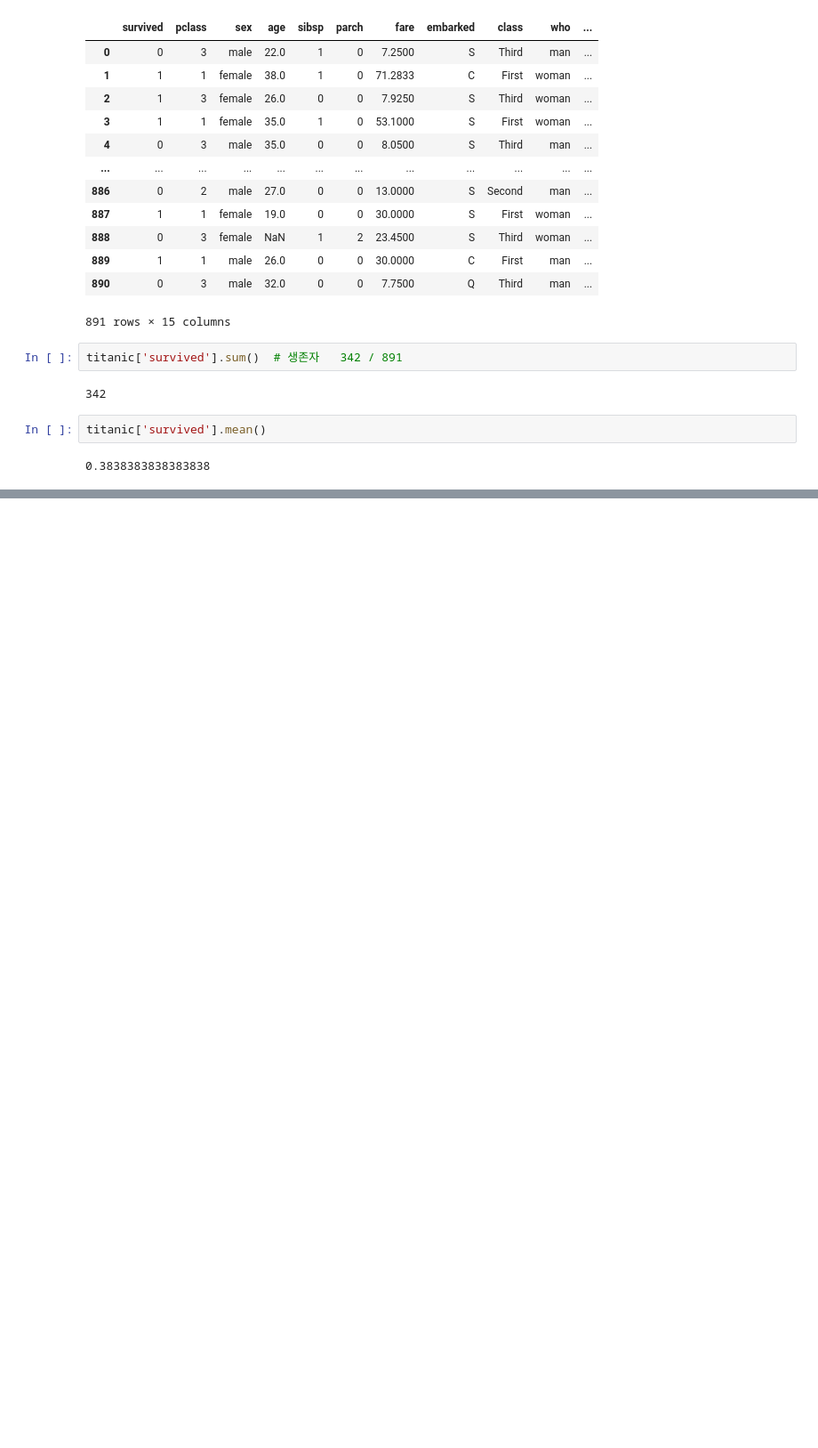
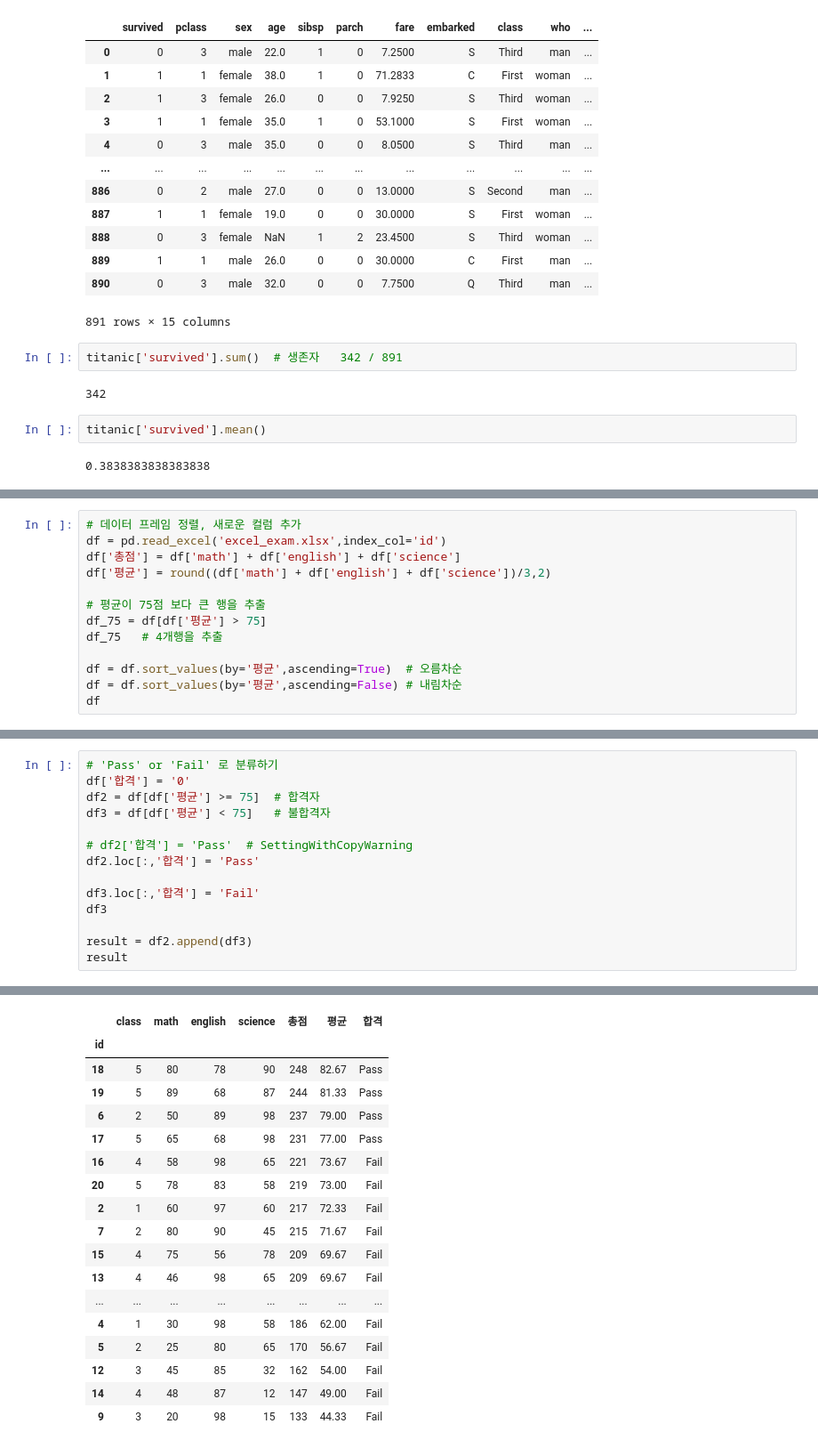
Before and after one commit to DayeonJE/aws_lab04, a Jupyter notebook: 02_데이터분석/04_pandas_titanic_pivot_날짜.ipynb, the cells around one changed output, grey strips where cells are left out. Shown at 89% size. Saved outputs shown, nothing was run; the diff lists cells and outputs as text; blank space fills up the shorter version.

```diff
--- a/02_데이터분석/04_pandas_titanic_pivot_날짜.ipynb
+++ b/02_데이터분석/04_pandas_titanic_pivot_날짜.ipynb
@@ -43,0 +364,13 @@ titanic.pivot_table('survived','sex',aggfunc='mean')
+# %%
+# 데이터 프레임 정렬, 새로운 컬럼 추가
+df = pd.read_excel('excel_exam.xlsx',index_col='id')
+df['총점'] = df['math'] + df['english'] + df['science']
+df['평균'] = round((df['math'] + df['english'] + df['science'])/3,2)
+
+# 평균이 75점 보다 큰 행을 추출
+df_75 = df[df['평균'] > 75]
+df_75   # 4개행을 추출
+
+df = df.sort_values(by='평균',ascending=True)  # 오름차순
+df = df.sort_values(by='평균',ascending=False) # 내림차순
+df
@@ -43,0 +396,15 @@ titanic.pivot_table('survived','sex',aggfunc='mean')
+# %%
+# 'Pass' or 'Fail' 로 분류하기
+df['합격'] = '0'
+df2 = df[df['평균'] >= 75]  # 합격자
+df3 = df[df['평균'] < 75]   # 불합격자
+
+# df2['합격'] = 'Pass'  # SettingWithCopyWarning
+df2.loc[:,'합격'] = 'Pass'
+
+df3.loc[:,'합격'] = 'Fail'
+df3
+
+result = df2.append(df3)
+result
+# %% [output]
@@ -43,0 +421,18 @@ titanic.pivot_table('survived','sex',aggfunc='mean')
+|  | class | math | english | science | 총점 | 평균 | 합격 |
+| id |  |  |  |  |  |  |  |
+| 18 | 5 | 80 | 78 | 90 | 248 | 82.67 | Pass |
+| 19 | 5 | 89 | 68 | 87 | 244 | 81.33 | Pass |
+| 6 | 2 | 50 | 89 | 98 | 237 | 79.00 | Pass |
+| 17 | 5 | 65 | 68 | 98 | 231 | 77.00 | Pass |
+| 16 | 4 | 58 | 98 | 65 | 221 | 73.67 | Fail |
+| 20 | 5 | 78 | 83 | 58 | 219 | 73.00 | Fail |
+| 2 | 1 | 60 | 97 | 60 | 217 | 72.33 | Fail |
+| 7 | 2 | 80 | 90 | 45 | 215 | 71.67 | Fail |
+| 15 | 4 | 75 | 56 | 78 | 209 | 69.67 | Fail |
+| 13 | 4 | 46 | 98 | 65 | 209 | 69.67 | Fail |
+| ... | ... | ... | ... | ... | ... | ... | ... |
+| 4 | 1 | 30 | 98 | 58 | 186 | 62.00 | Fail |
+| 5 | 2 | 25 | 80 | 65 | 170 | 56.67 | Fail |
+| 12 | 3 | 45 | 85 | 32 | 162 | 54.00 | Fail |
+| 14 | 4 | 48 | 87 | 12 | 147 | 49.00 | Fail |
+| 9 | 3 | 20 | 98 | 15 | 133 | 44.33 | Fail |
```
Also changed, not shown: parts of 29 cells of this notebook, 2 other files.
